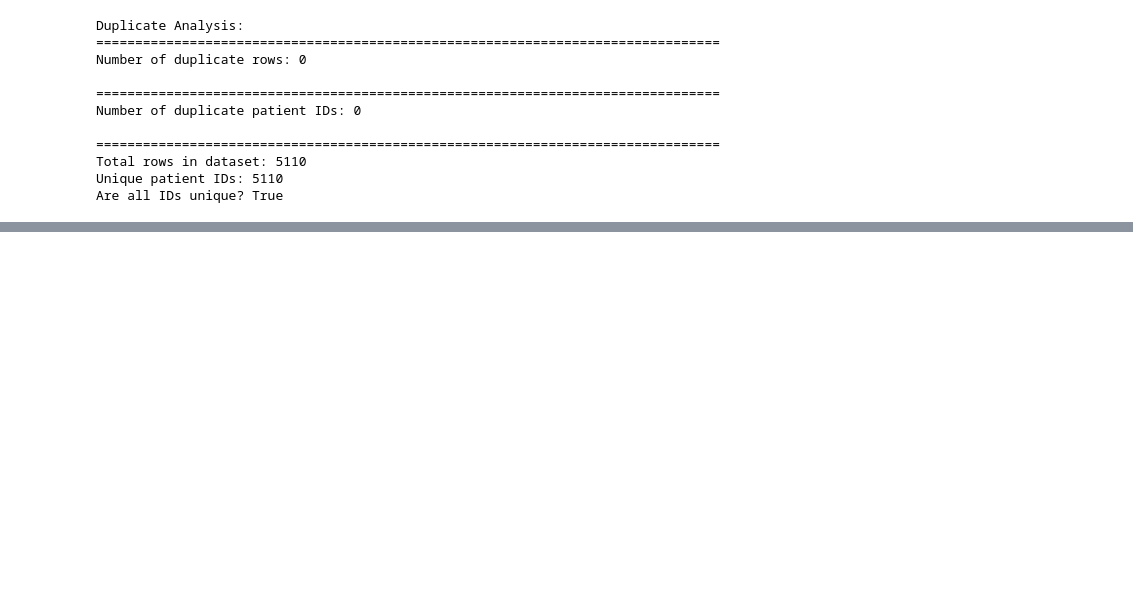
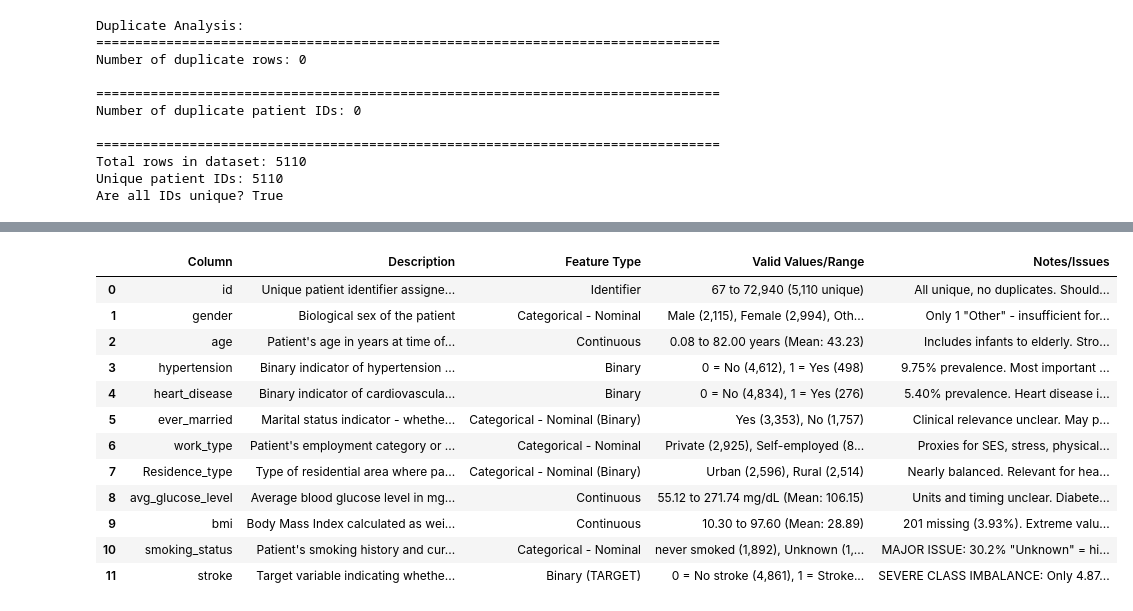
Before and after one commit to tjp-117/i320DBiomed, a Jupyter notebook: Week_3_Assignment.ipynb, the cells around one changed output, grey strips where cells are left out. Cells and saved outputs as stored; diff of their text form; code cells hidden in the pictures; blank space fills up the shorter version.

```diff
--- a/Week_3_Assignment.ipynb
+++ b/Week_3_Assignment.ipynb
@@ -443,0 +600,74 @@ Findings:
+# %%
+data_dict = {
+    'Column': [
+        'id', 'gender', 'age', 'hypertension', 'heart_disease',
+        'ever_married', 'work_type', 'Residence_type',
+        'avg_glucose_level', 'bmi', 'smoking_status', 'stroke'
+    ],
+    'Description': [
+        'Unique patient identifier assigned to each individual in the dataset',
+        'Biological sex of the patient',
+        'Patient\'s age in years at time of data collection',
+        'Binary indicator of hypertension diagnosis (high blood pressure ≥140/90 or ≥130/80 mmHg)',
+        'Binary indicator of cardiovascular disease (CAD, heart failure, MI, AFib, valvular disease)',
+        'Marital status indicator - whether the patient has ever been married',
+        'Patient\'s employment category or occupational status',
+        'Type of residential area where patient lives',
+        'Average blood glucose level in mg/dL (likely fasting glucose or HbA1c equivalent)',
+        'Body Mass Index calculated as weight(kg) / height(m)²',
+        'Patient\'s smoking history and current status',
+        'Target variable indicating whether the patient experienced a stroke'
+    ],
+    'Feature Type': [
+        'Identifier',
+        'Categorical - Nominal',
+        'Continuous',
+        'Binary',
+        'Binary',
+        'Categorical - Nominal (Binary)',
+        'Categorical - Nominal',
+        'Categorical - Nominal (Binary)',
+        'Continuous',
+        'Continuous',
+        'Categorical - Nominal',
+        'Binary (TARGET)'
+    ],
+    'Valid Values/Range': [
+        '67 to 72,940 (5,110 unique)',
+        'Male (2,115), Female (2,994), Other (1)',
+        '0.08 to 82.00 years (Mean: 43.23)',
+        '0 = No (4,612), 1 = Yes (498)',
+        '0 = No (4,834), 1 = Yes (276)',
+        'Yes (3,353), No (1,757)',
+        'Private (2,925), Self-employed (819), children (687), Govt_job (657), Never_worked (22)',
+        'Urban (2,596), Rural (2,514)',
+        '55.12 to 271.74 mg/dL (Mean: 106.15)',
+        '10.30 to 97.60 (Mean: 28.89)',
+        'never smoked (1,892), Unknown (1,544), formerly smoked (885), smokes (789)',
+        '0 = No stroke (4,861), 1 = Stroke (249)'
+    ],
+    'Notes/Issues': [
+        'All unique, no duplicates. Should not be used as feature in modeling.',
+        'Only 1 "Other" - insufficient for analysis. May need to exclude.',
+        'Includes infants to elderly. Strongest non-modifiable risk factor.',
+        '9.75% prevalence. Most important modifiable risk factor (3-4x risk increase).',
+        '5.40% prevalence. Heart disease increases stroke risk 5-fold.',
+        'Clinical relevance unclear. May proxy for age, SES, social support.',
+        'Proxies for SES, stress, physical activity, healthcare access.',
+        'Nearly balanced. Relevant for healthcare access and lifestyle factors.',
+        'Units and timing unclear. Diabetes doubles stroke risk.',
+        '201 missing (3.93%). Extreme values (10.30, 97.60) are rare but possible.',
+        'MAJOR ISSUE: 30.2% "Unknown" = hidden missing data. Critical risk factor.',
+        'SEVERE CLASS IMBALANCE: Only 4.87% positive cases. Needs special handling.'
+    ]
+}
+
+data_dictionary = pd.DataFrame(data_dict)
+
+pd.set_option('display.max_colwidth', None)  # Show full text
+pd.set_option('display.width', None)  # Don't wrap
+print("="*100)
+print("DATA DICTIONARY - STROKE PREDICTION DATASET")
+print("="*100)
+display(data_dictionary)
+# %% [output]
@@ -443,0 +677,13 @@ Findings:
+|  | Column | Description | Feature Type | Valid Values/Range | Notes/Issues |
+| 0 | id | Unique patient identifier assigne... | Identifier | 67 to 72,940 (5,110 unique) | All unique, no duplicates. Should... |
+| 1 | gender | Biological sex of the patient | Categorical - Nominal | Male (2,115), Female (2,994), Oth... | Only 1 "Other" - insufficient for... |
+| 2 | age | Patient's age in years at time of... | Continuous | 0.08 to 82.00 years (Mean: 43.23) | Includes infants to elderly. Stro... |
+| 3 | hypertension | Binary indicator of hypertension ... | Binary | 0 = No (4,612), 1 = Yes (498) | 9.75% prevalence. Most important ... |
+| 4 | heart_disease | Binary indicator of cardiovascula... | Binary | 0 = No (4,834), 1 = Yes (276) | 5.40% prevalence. Heart disease i... |
+| 5 | ever_married | Marital status indicator - whethe... | Categorical - Nominal (Binary) | Yes (3,353), No (1,757) | Clinical relevance unclear. May p... |
+| 6 | work_type | Patient's employment category or ... | Categorical - Nominal | Private (2,925), Self-employed (8... | Proxies for SES, stress, physical... |
+| 7 | Residence_type | Type of residential area where pa... | Categorical - Nominal (Binary) | Urban (2,596), Rural (2,514) | Nearly balanced. Relevant for hea... |
+| 8 | avg_glucose_level | Average blood glucose level in mg... | Continuous | 55.12 to 271.74 mg/dL (Mean: 106.15) | Units and timing unclear. Diabete... |
+| 9 | bmi | Body Mass Index calculated as wei... | Continuous | 10.30 to 97.60 (Mean: 28.89) | 201 missing (3.93%). Extreme valu... |
+| 10 | smoking_status | Patient's smoking history and cur... | Categorical - Nominal | never smoked (1,892), Unknown (1,... | MAJOR ISSUE: 30.2% "Unknown" = hi... |
+| 11 | stroke | Target variable indicating whethe... | Binary (TARGET) | 0 = No stroke (4,861), 1 = Stroke... | SEVERE CLASS IMBALANCE: Only 4.87... |
```
Also changed, not shown: parts of 37 cells of this notebook.
